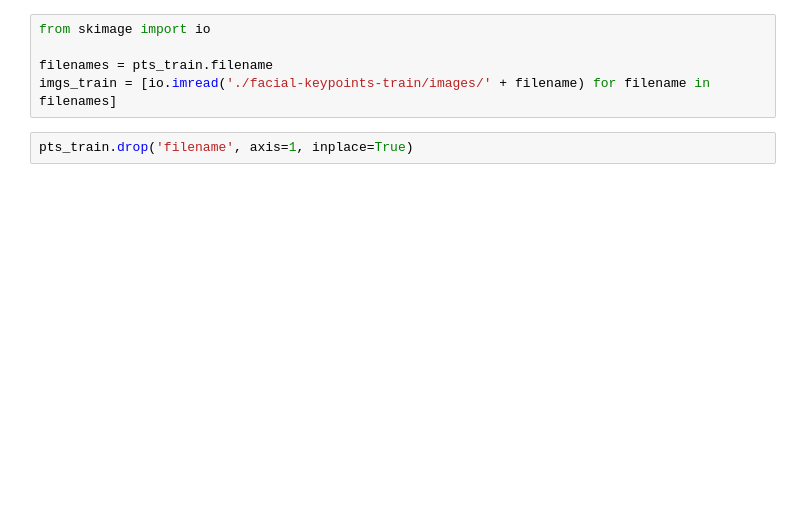
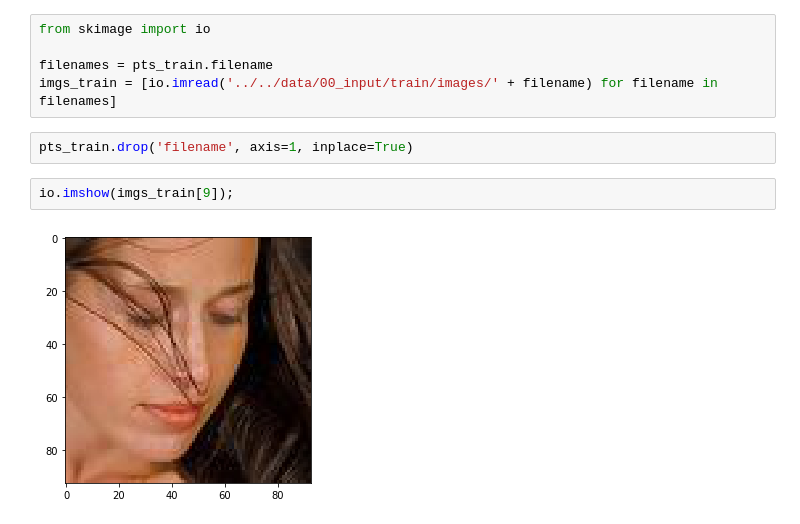
Before and after one commit to ilivans/ysda-computer-vision-part1, a Jupyter notebook: homeworks/04_facial_keypoints_cnn/facial_keypoints_cnn.ipynb, the cells around one changed output. Cells and saved outputs as stored; diff of their text form; blank space fills up the shorter version.

```diff
--- a/homeworks/04_facial_keypoints_cnn/facial_keypoints_cnn.ipynb
+++ b/homeworks/04_facial_keypoints_cnn/facial_keypoints_cnn.ipynb
@@ -16,6 +47,10 @@ pts_train.head()
 from skimage import io
 
 filenames = pts_train.filename
-imgs_train = [io.imread('./facial-keypoints-train/images/' + filename) for filename in filenames]
+imgs_train = [io.imread('../../data/00_input/train/images/' + filename) for filename in filenames]
 # %%
 pts_train.drop('filename', axis=1, inplace=True)
+# %%
+io.imshow(imgs_train[9]);
+# %% [output]
+[figure, added]
```
Also changed, not shown: parts of 11 cells of this notebook, 2 other files.
